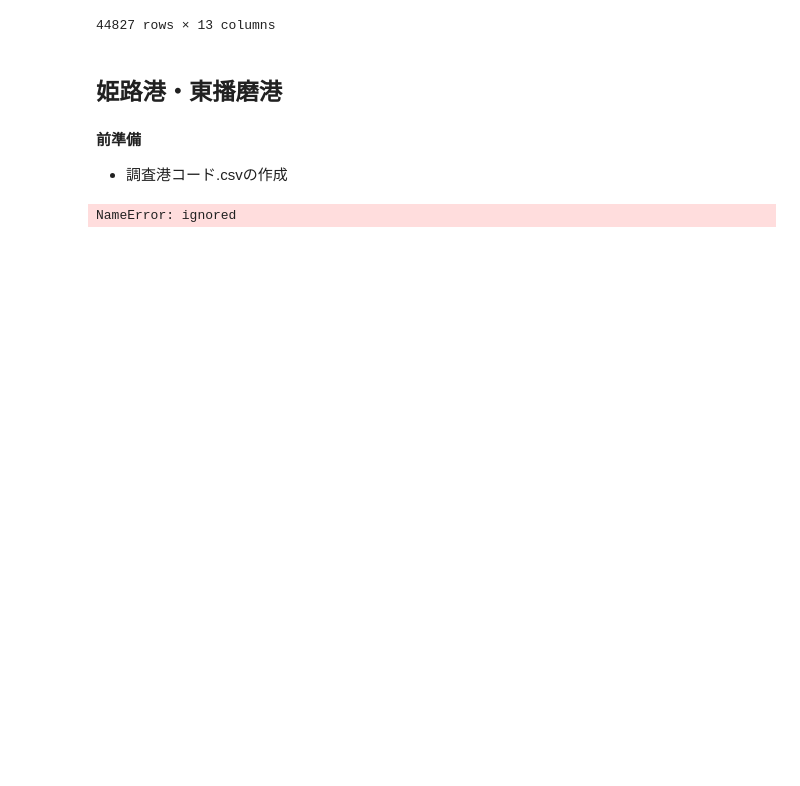
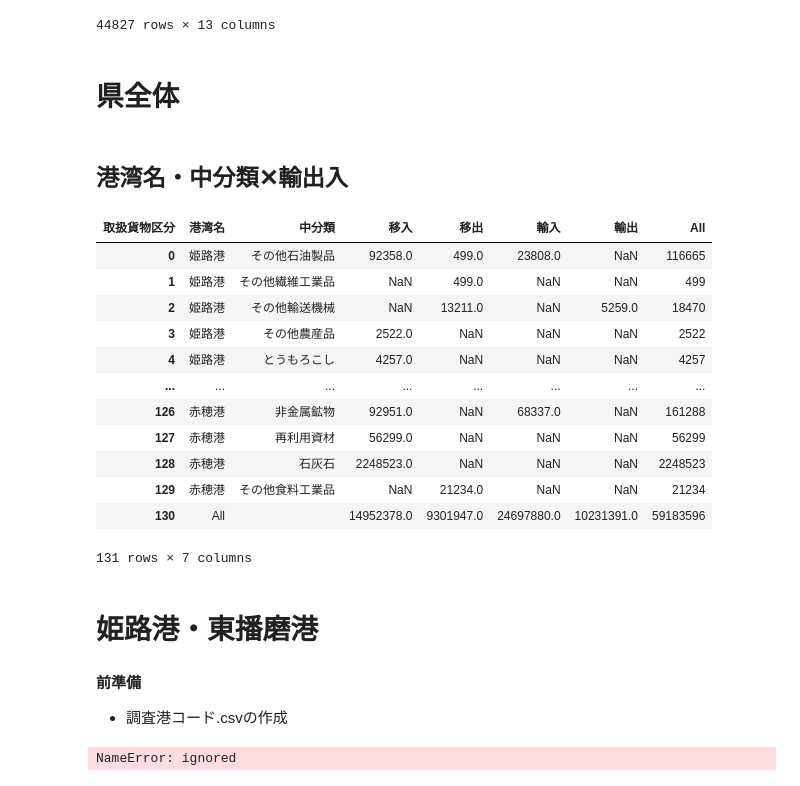
Before and after one commit to dicechick373/google-colab, a Jupyter notebook: 2022_kouwan/港湾統計（兵庫県）.ipynb, the cells around one changed output. Drawn from its saved outputs; the diff is of its cells as text; code cells hidden in the pictures; blank space fills up the shorter version.

```diff
--- a/2022_kouwan/港湾統計（兵庫県）.ipynb
+++ b/2022_kouwan/港湾統計（兵庫県）.ipynb
@@ -251,8 +231,37 @@ df_master
 | 44825 | 2488 | 赤穂港 | 住友大阪セメント施設 | 専用岸壁 | セメント | (5)化学工業品 | 移出 | 2802.0 | 12998 | 0 | 0 | ... |
 | 44826 | 2488 | 赤穂港 | 住友大阪セメント施設 | 専用岸壁 | セメント | (5)化学工業品 | 輸出 | 5000.0 | 1101998 | 1 | 3215 | ... |
 44827 rows × 13 columns
+# %% [markdown]
+# 県全体
+# %% [markdown]
+## 港湾名・中分類✕輸出入
+# %%
+import pandas as pd
+import numpy as np
+
+path = '/content/drive/MyDrive/港湾統計（兵庫県）/港湾統計マスタ_2021.csv'
+
+df_master = master(path)
+df_master
+
+df = pd.pivot_table(df_master, index=['港湾名', '中分類'], columns='取扱貨物区分', values='総トン数', margins=True, aggfunc=np.sum).reset_index()
+df
+# %% [output]
+| 取扱貨物区分 | 港湾名 | 中分類 | 移入 | 移出 | 輸入 | 輸出 | All |
+| 0 | 姫路港 | その他石油製品 | 92358.0 | 499.0 | 23808.0 | NaN | 116665 |
+| 1 | 姫路港 | その他繊維工業品 | NaN | 499.0 | NaN | NaN | 499 |
+| 2 | 姫路港 | その他輸送機械 | NaN | 13211.0 | NaN | 5259.0 | 18470 |
+| 3 | 姫路港 | その他農産品 | 2522.0 | NaN | NaN | NaN | 2522 |
+| 4 | 姫路港 | とうもろこし | 4257.0 | NaN | NaN | NaN | 4257 |
+| ... | ... | ... | ... | ... | ... | ... | ... |
+| 126 | 赤穂港 | 非金属鉱物 | 92951.0 | NaN | 68337.0 | NaN | 161288 |
+| 127 | 赤穂港 | 再利用資材 | 56299.0 | NaN | NaN | NaN | 56299 |
+| 128 | 赤穂港 | 石灰石 | 2248523.0 | NaN | NaN | NaN | 2248523 |
+| 129 | 赤穂港 | その他食料工業品 | NaN | 21234.0 | NaN | NaN | 21234 |
+| 130 | All |  | 14952378.0 | 9301947.0 | 24697880.0 | 10231391.0 | 59183596 |
+131 rows × 7 columns
 # %% [markdown]
-## 姫路港・東播磨港
+# 姫路港・東播磨港
 # %% [markdown]
 **前準備**
 *   調査港コード.csvの作成
```
Also changed, not shown: parts of 10 cells of this notebook.
